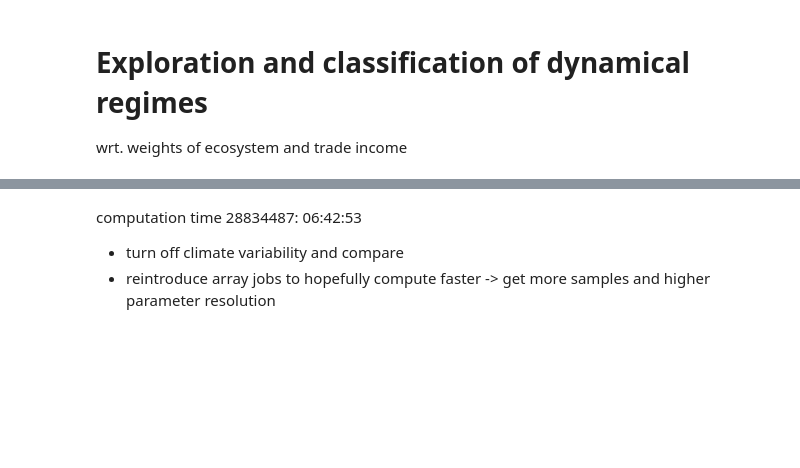
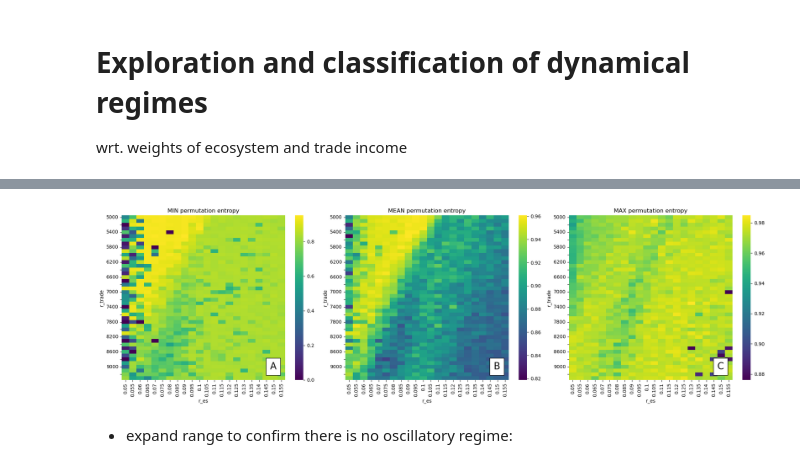
Before and after one commit to jakobkolb/MayaSim, a Jupyter notebook: evaluation/x11_dynamical_regimes.ipynb, the cells around one changed output, grey strips where cells are left out. Saved outputs shown, nothing was run; the diff lists cells and outputs as text; code cells hidden in the pictures; blank space fills up the shorter version.

```diff
--- a/evaluation/x11_dynamical_regimes.ipynb
+++ b/evaluation/x11_dynamical_regimes.ipynb
@@ -67,5 +98,60 @@ for ((i, r_es), (j, r_trade)) in it.product(enumerate(r_ess), enumerate(r_trades
-# %% [markdown]
-computation time 28834487: 06:42:53
-
-- turn off climate variability and compare
-- reintroduce array jobs to hopefully compute faster -> get more samples and higher parameter resolution
+# %%
+# generate empty dataframe with same index (minus 'steps')
+index = data.index
+entropy = pd.DataFrame(index=index, columns=['e'], dtype='float').groupby(level=(0,1,2)).sum()
+# %%
+# calculate permutation entropy for trajectories for t>500 (after initial overshoot)
+from pyunicorn.timeseries import RecurrencePlot
+
+for ind, row in entropy.iterrows():
+    # load time series
+    dft = data.loc[ind]
+    # calculate permutation entropy
+    e = RecurrencePlot(dft.values[:,0], dim=3, tau=1, skip_recurrence=True).permutation_entropy()
+    # and save.
+    entropy.loc[ind, 'e'] = e
+# %%
+# plot heatmaps of permutation entropy for different values of r_es and r_trade
+tmp = entropy
+# create annotations
+ann = pd.DataFrame(index=entropy.index, columns=['ann'], data=' ').groupby(level=(0, 1)).sum()
+
+fig, ax = plt.subplots(nrows=1, ncols=3)
+fig.set_figwidth(20)
+fig.set_figheight(6)
+
+results = tmp.groupby(level=[0,1]).min()
+sns.heatmap(results['e'].unstack('r_es'), fmt='s', cmap='viridis', ax=ax[0], annot=ann.unstack('r_es'))
+ax[0].set_title('MIN permutation entropy')
+
+results = tmp.groupby(level=[0,1]).mean()
+sns.heatmap(results['e'].unstack('r_es'), fmt='s', cmap='viridis', ax=ax[1], annot=ann.unstack('r_es'))
+ax[1].set_title('MEAN permutation entropy')
+
+results = tmp.groupby(level=[0,1]).max()
+sns.heatmap(results['e'].unstack('r_es'), fmt='s', cmap='viridis', ax=ax[2], annot=ann.unstack('r_es'))
+ax[2].set_title('MAX permutation entropy')
+
+# results = tmp.groupby(level=[0,1]).max() - tmp.groupby(level=[0,1]).min()
+# sns.heatmap(results['e'].unstack('r_es'), fmt='s', cmap='viridis', ax=ax[2], annot=ann.unstack('r_es'))
+# ax[2].set_title('MAX difference in permutation entropy')
+
+def add_at(ax, t, loc=2):
+    from matplotlib.offsetbox import AnchoredText
+    fp = dict(size=20)
+    _at = AnchoredText(t, loc=loc, prop=fp)
+    ax.add_artist(_at)
+    return _at
+
+for x, no in zip(ax, ['A', 'B', 'C']):
+    add_at(x, no, loc=4)
+    for label in x.get_yaxis().get_ticklabels()[1::2]:
+        label.set_visible(False)
+
+fig.set_tight_layout(True)
+#fig.savefig('permutation_entropy.pdf')
+#fig.savefig('permutation entropy.png')
+# %% [output]
+[figure, added]
+# %% [markdown]
+- expand range to confirm there is no oscillatory regime:
```
Also changed, not shown: parts of 16 cells of this notebook, 5 other files.
